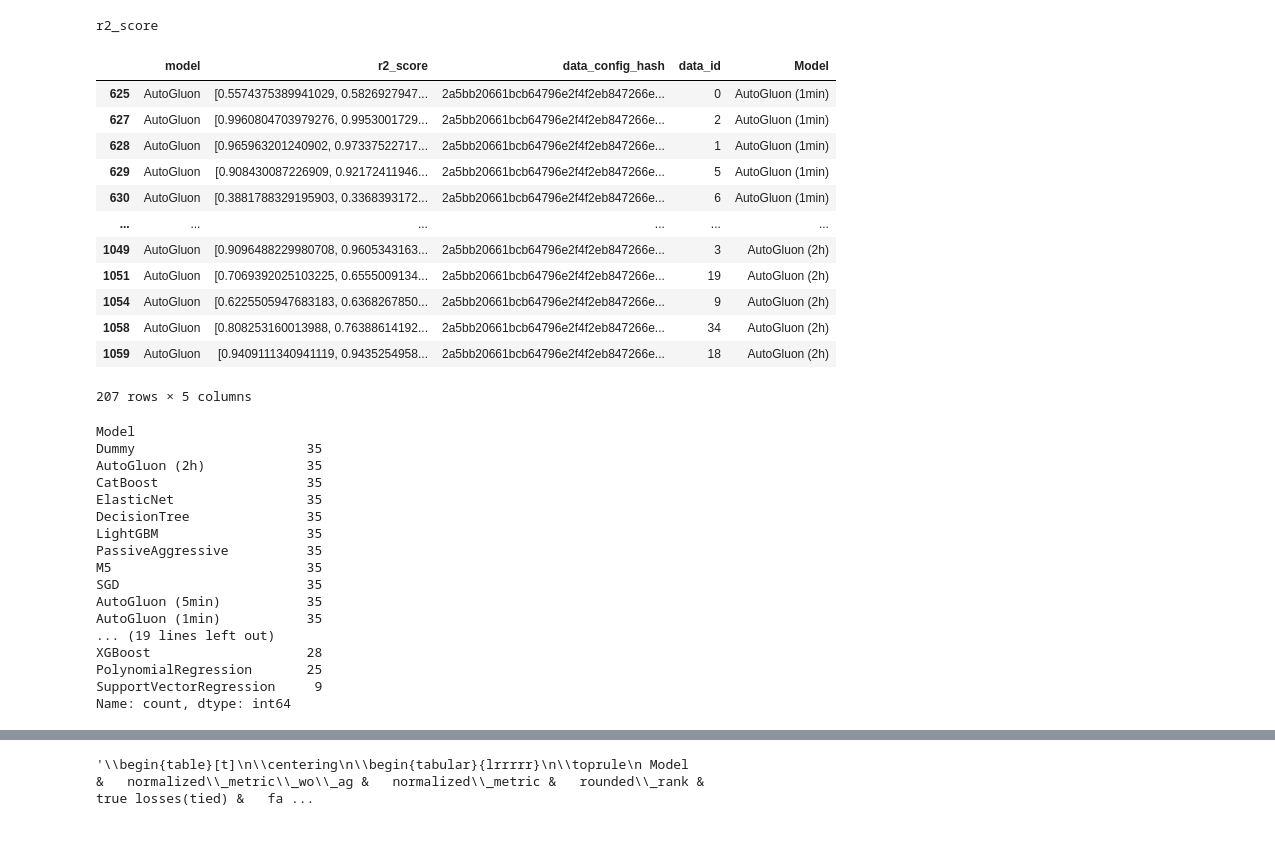
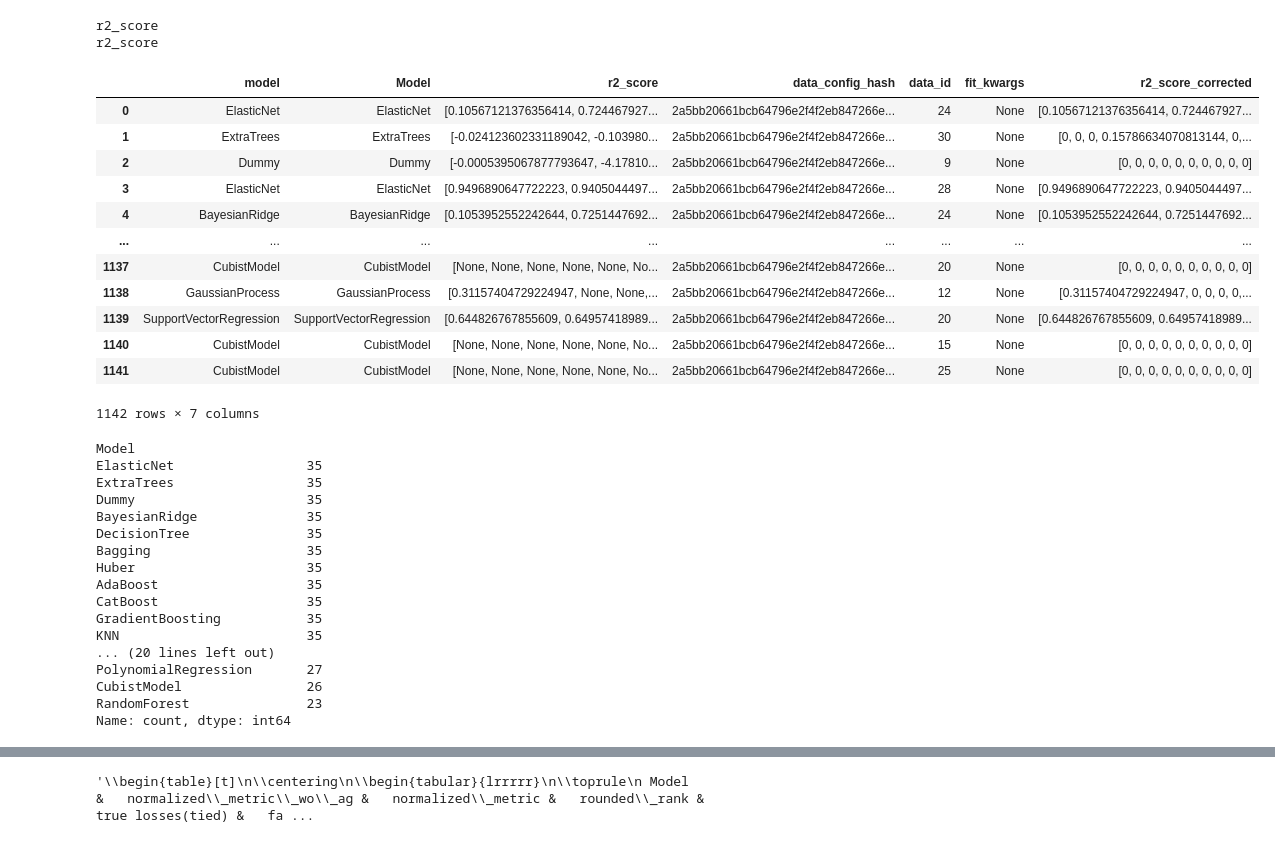
Before and after one commit to JP-SystemsX/AutoViMet, a Jupyter notebook: analysis/performance_comparison.ipynb, the cells around one changed output, grey strips where cells are left out. Drawn from its saved outputs; the diff is of its cells as text; code cells hidden in the pictures.

```diff
--- a/analysis/performance_comparison.ipynb
+++ b/analysis/performance_comparison.ipynb
@@ -16,53 +35,61 @@ METRIC = "r2_score"
 # %%
 def sec2str(seconds):
     if seconds < 60:
         return str(seconds) + "s"
     elif seconds < 60*60:
         return str(seconds // 60) + "min"
     else:
         return str(seconds // (60*60)) + "h"
 
-conn = sqlite3.connect(db_path)
+conn_ctr = sqlite3.connect(ctr_path)
 #df = pd.read_sql(f"SELECT model, search_space_hash, {METRIC}, data_config_hash, data_id, search_space_name FROM results ", conn)
-df = pd.read_sql(f"SELECT results.model, {METRIC}, data_config_hash, data_id, json_extract(search_spaces.config, '$.fit_kwargs') as fit_kwargs FROM results join search_spaces on results.search_space_hash == search_spaces.hash_key", conn)
-conn.close()
-df = convert_listlike_cols(df)
+df_ctr = pd.read_sql(f"SELECT results.model as model, search_space_name as Model, {METRIC}, data_config_hash, data_id, json_extract(search_spaces.config, '$.fit_kwargs') as fit_kwargs FROM results join search_spaces on results.search_space_hash == search_spaces.hash_key", conn_ctr)
+conn_ctr.close()
+df_ctr = convert_listlike_cols(df_ctr)
+
+
+conn_vimet = sqlite3.connect(vimet_path)
+df_vimet = pd.read_sql(f"SELECT results.model as model, search_space_name as Model, {METRIC}, data_config_hash, data_id, json_extract(search_spaces.config, '$.fit_kwargs') as fit_kwargs FROM results join search_spaces on results.search_space_hash == search_spaces.hash_key", conn_vimet)
+conn_vimet.close()
+df_vimet = convert_listlike_cols(df_vimet)
 #list(df[df["model"]=="AutoGluon"]["config"])[0]
-df["Model"] = df[["model", "fit_kwargs"]].apply(lambda x: x["model"] if x["fit_kwargs"] is None else f"{x['model']} ({sec2str(json.loads(x['fit_kwargs'])['time_limit'])})", axis=1)
-df = df.drop(["fit_kwargs"], axis=1)
-df[df["model"] == "AutoGluon"]
+# df["Model"] = df[["model", "fit_kwargs"]].apply(lambda x: x["model"] if x["fit_kwargs"] is None else f"{x['model']} ({sec2str(json.loads(x['fit_kwargs'])['time_limit'])})", axis=1)
+# df = df.drop(["fit_kwargs"], axis=1)
+# df[df["model"] == "AutoGluon"]
+df_ctr
 # %% [output]
 r2_score
+r2_score
-|  | model | r2_score | data_config_hash | data_id | Model |
-| 625 | AutoGluon | [0.5574375389941029, 0.5826927947... | 2a5bb20661bcb64796e2f4f2eb847266e... | 0 | AutoGluon (1min) |
-| 627 | AutoGluon | [0.9960804703979276, 0.9953001729... | 2a5bb20661bcb64796e2f4f2eb847266e... | 2 | AutoGluon (1min) |
-| 628 | AutoGluon | [0.965963201240902, 0.97337522717... | 2a5bb20661bcb64796e2f4f2eb847266e... | 1 | AutoGluon (1min) |
-| 629 | AutoGluon | [0.908430087226909, 0.92172411946... | 2a5bb20661bcb64796e2f4f2eb847266e... | 5 | AutoGluon (1min) |
-| 630 | AutoGluon | [0.3881788329195903, 0.3368393172... | 2a5bb20661bcb64796e2f4f2eb847266e... | 6 | AutoGluon (1min) |
-| ... | ... | ... | ... | ... | ... |
-| 1049 | AutoGluon | [0.9096488229980708, 0.9605343163... | 2a5bb20661bcb64796e2f4f2eb847266e... | 3 | AutoGluon (2h) |
-| 1051 | AutoGluon | [0.7069392025103225, 0.6555009134... | 2a5bb20661bcb64796e2f4f2eb847266e... | 19 | AutoGluon (2h) |
-| 1054 | AutoGluon | [0.6225505947683183, 0.6368267850... | 2a5bb20661bcb64796e2f4f2eb847266e... | 9 | AutoGluon (2h) |
-| 1058 | AutoGluon | [0.808253160013988, 0.76388614192... | 2a5bb20661bcb64796e2f4f2eb847266e... | 34 | AutoGluon (2h) |
-| 1059 | AutoGluon | [0.9409111340941119, 0.9435254958... | 2a5bb20661bcb64796e2f4f2eb847266e... | 18 | AutoGluon (2h) |
+|  | model | Model | r2_score | data_config_hash | data_id | fit_kwargs | r2_score_corrected |
+| 0 | ElasticNet | ElasticNet | [0.10567121376356414, 0.724467927... | 2a5bb20661bcb64796e2f4f2eb847266e... | 24 | None | [0.10567121376356414, 0.724467927... |
+| 1 | ExtraTrees | ExtraTrees | [-0.024123602331189042, -0.103980... | 2a5bb20661bcb64796e2f4f2eb847266e... | 30 | None | [0, 0, 0, 0.15786634070813144, 0,... |
+| 2 | Dummy | Dummy | [-0.0005395067877793647, -4.17810... | 2a5bb20661bcb64796e2f4f2eb847266e... | 9 | None | [0, 0, 0, 0, 0, 0, 0, 0, 0, 0] |
+| 3 | ElasticNet | ElasticNet | [0.9496890647722223, 0.9405044497... | 2a5bb20661bcb64796e2f4f2eb847266e... | 28 | None | [0.9496890647722223, 0.9405044497... |
+| 4 | BayesianRidge | BayesianRidge | [0.1053952552242644, 0.7251447692... | 2a5bb20661bcb64796e2f4f2eb847266e... | 24 | None | [0.1053952552242644, 0.7251447692... |
+| ... | ... | ... | ... | ... | ... | ... | ... |
+| 1137 | CubistModel | CubistModel | [None, None, None, None, None, No... | 2a5bb20661bcb64796e2f4f2eb847266e... | 20 | None | [0, 0, 0, 0, 0, 0, 0, 0, 0, 0] |
+| 1138 | GaussianProcess | GaussianProcess | [0.31157404729224947, None, None,... | 2a5bb20661bcb64796e2f4f2eb847266e... | 12 | None | [0.31157404729224947, 0, 0, 0, 0,... |
+| 1139 | SupportVectorRegression | SupportVectorRegression | [0.644826767855609, 0.64957418989... | 2a5bb20661bcb64796e2f4f2eb847266e... | 20 | None | [0.644826767855609, 0.64957418989... |
+| 1140 | CubistModel | CubistModel | [None, None, None, None, None, No... | 2a5bb20661bcb64796e2f4f2eb847266e... | 15 | None | [0, 0, 0, 0, 0, 0, 0, 0, 0, 0] |
+| 1141 | CubistModel | CubistModel | [None, None, None, None, None, No... | 2a5bb20661bcb64796e2f4f2eb847266e... | 25 | None | [0, 0, 0, 0, 0, 0, 0, 0, 0, 0] |
-207 rows × 5 columns
+1142 rows × 7 columns
 # %%
-df['Model'].value_counts()
+df_ctr['Model'].value_counts()
 # %% [output]
 Model
+ElasticNet                 35
+ExtraTrees                 35
 Dummy                      35
-AutoGluon (2h)             35
+BayesianRidge              35
+DecisionTree               35
+Bagging                    35
+Huber                      35
+AdaBoost                   35
 CatBoost                   35
-ElasticNet                 35
-DecisionTree               35
-LightGBM                   35
-PassiveAggressive          35
-M5                         35
-SGD                        35
-AutoGluon (5min)           35
-AutoGluon (1min)           35
-... (19 lines left out)
-XGBoost                    28
-PolynomialRegression       25
-SupportVectorRegression     9
+GradientBoosting           35
+KNN                        35
+... (20 lines left out)
+PolynomialRegression       27
+CubistModel                26
+RandomForest               23
 Name: count, dtype: int64
```
Also changed, not shown: parts of 10 cells of this notebook, 6 other files.
